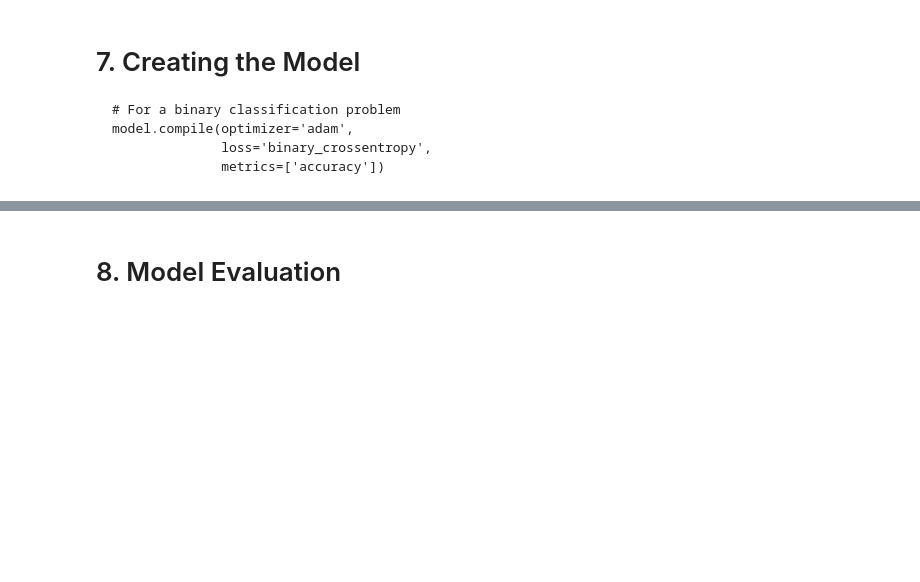
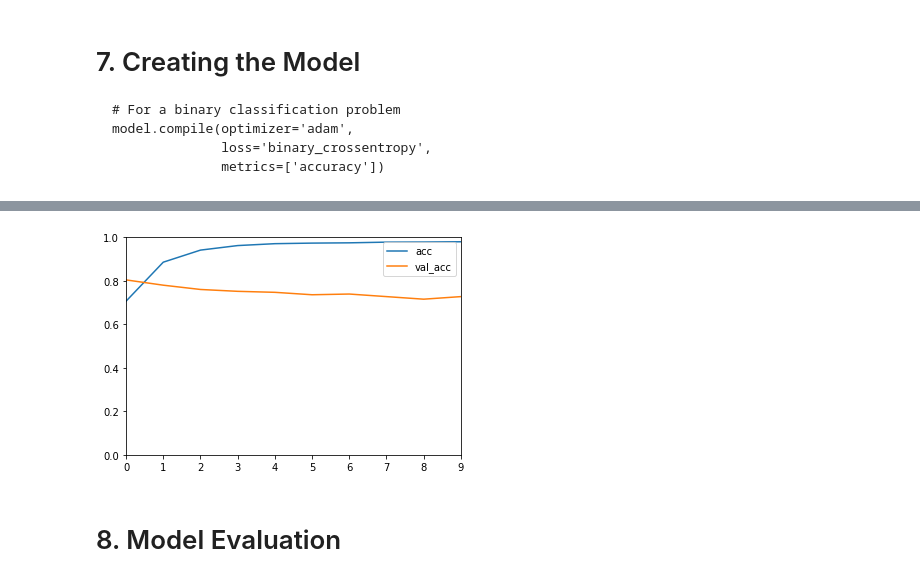
Before and after one commit to crystalloide/Big_Data_Public, a Jupyter notebook: Basic_NLP_with_TensorFlow_and_WordCloud📄_.ipynb, the cells around one changed output, grey strips where cells are left out. Cells and saved outputs as stored; diff of their text form; code cells hidden in the pictures; blank space fills up the shorter version.

```diff
--- a/Basic_NLP_with_TensorFlow_and_WordCloud📄_.ipynb
+++ b/Basic_NLP_with_TensorFlow_and_WordCloud📄_.ipynb
@@ -455,5 +666,7 @@ model_loss.head()
 # %%
-model_loss[['accuracy','val_accuracy']].plot(ylim=[0,1]);
+model_loss[['acc','val_acc']].plot(ylim=[0,1]);
+# %% [output]
+[figure, added]
 # %% [markdown]
 <a id='eval'></a>
 # 8. Model Evaluation
```
Also changed, not shown: parts of 39 cells of this notebook.
